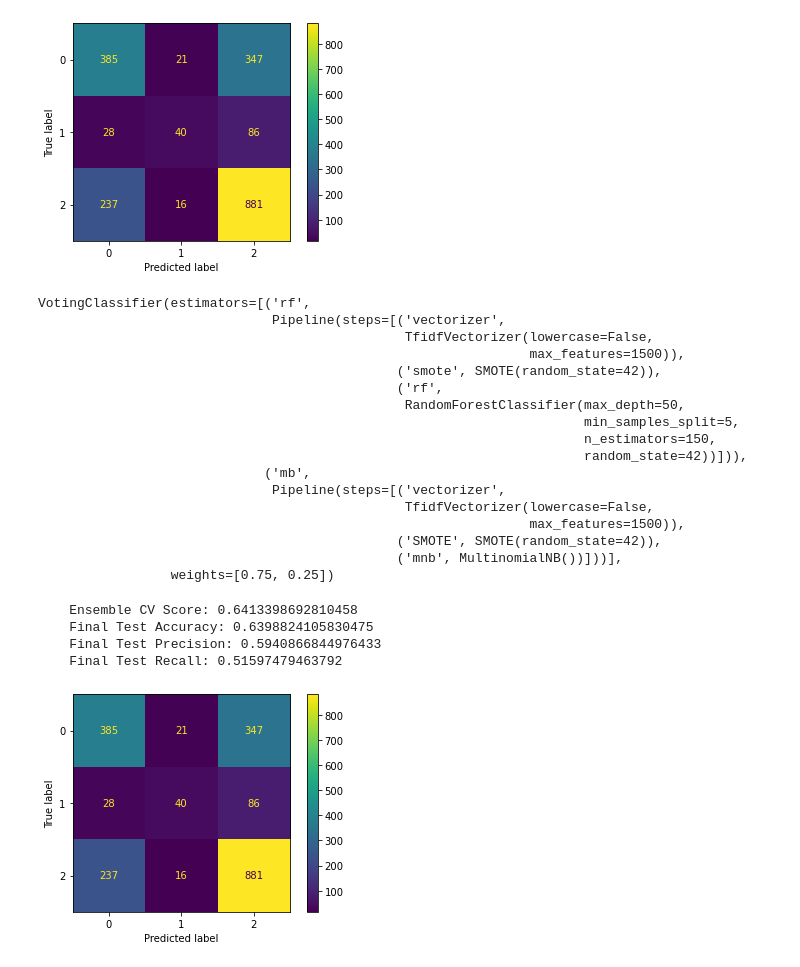
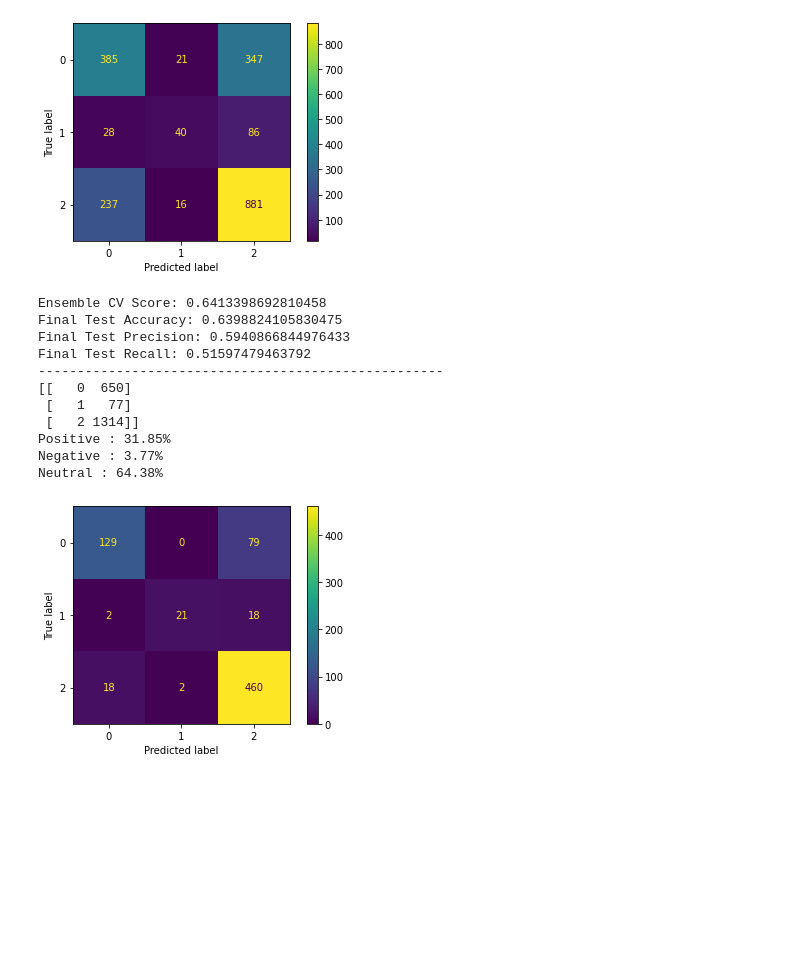
Before and after one commit to cjunhyuk/Apple-Google-Sentiment-Analysis, a Jupyter notebook: EDA.ipynb, the cells around one changed output. Drawn from its saved outputs; the diff is of its cells as text; code cells hidden in the pictures; blank space fills up the shorter version.

Commit message:
ensemble evaluation methods function created

```diff
--- a/EDA.ipynb
+++ b/EDA.ipynb
@@ -181,6 +180,28 @@ def preprocess_text(text):
     final = [stemmer.stem(word) for word in token if word not in sw]
 
     return " ".join(final)
+# %%
+def ensemble_result_printer(model, X_train, y_train, X_test, y_test):
+
+    scores = cross_val_score(estimator = model, X = X_train, y = y_train, cv = 5)
+    unique, counts = np.unique(model.predict(X_test), return_counts=True)
+    result = np.column_stack((unique, counts))
+    Pos = "{:.2f}".format((result[0][1] / sum(counts)) * 100)
+    Neg = "{:.2f}".format((result[1][1] / sum(counts)) * 100)
+    Neut = "{:.2f}".format((result[2][1] / sum(counts)) * 100)
+
+    print(f"""
+Ensemble CV Score: {np.median(scores)}
+Final Test Accuracy: {accuracy_score(y_test, model.predict(X_test))}
+Final Test Precision: {precision_score(y_test, model.predict(X_test), average='macro')}
+Final Test Recall: {recall_score(y_test, model.predict(X_test), average='macro')}
+----------------------------------------------------
+{result}
+Positive : {Pos}%
+Negative : {Neg}%
+Neutral : {Neut}%
+""")
+    plot_confusion_matrix(avg, g_X_test, g_y_test);
 # %%
 df2['tweet_text'] = df2["tweet_text"].map(lambda x : preprocess_text(x))
 df2
@@ -474,45 +486,22 @@ score_matrix_printer(rf_optimal_cv, X_train, y_train, X_test, y_test)
 # %%
 from sklearn.ensemble import VotingClassifier
 avg = VotingClassifier(estimators=[ ('rf', rf_optimal_cv),
                                     ('mb', mnb_tfidf_mf)],
                                     weights = [0.75, 0.25])
 
 avg.fit(X_train, y_train)
-# score_matrix_printer(naive_bayes_model, X_train, y_train, X_test, y_test)
+
+ensemble_result_printer(avg, X_train, y_train, X_test, y_test)
 # %% [output]
-VotingClassifier(estimators=[('rf',
-                              Pipeline(steps=[('vectorizer',
-                                               TfidfVectorizer(lowercase=False,
-                                                               max_features=1500)),
-                                              ('smote', SMOTE(random_state=42)),
-                                              ('rf',
-                                               RandomForestClassifier(max_depth=50,
-                                                                      min_samples_split=5,
-                                                                      n_estimators=150,
-                                                                      random_state=42))])),
-                             ('mb',
-                              Pipeline(steps=[('vectorizer',
-                                               TfidfVectorizer(lowercase=False,
-                                                               max_features=1500)),
-                                              ('SMOTE', SMOTE(random_state=42)),
-                                              ('mnb', MultinomialNB())]))],
-                 weights=[0.75, 0.25])
+Ensemble CV Score: 0.6413398692810458
+Final Test Accuracy: 0.6398824105830475
+Final Test Precision: 0.5940866844976433
+Final Test Recall: 0.51597479463792
+----------------------------------------------------
+[[   0  650]
+ [   1   77]
+ [   2 1314]]
+Positive : 31.85%
+Negative : 3.77%
+Neutral : 64.38%
+[figure, added]
-# %%
-from sklearn.model_selection import cross_val_score
-#This block may take a minute because it is run on the ensemble
-scores = cross_val_score(estimator = avg, X = X_train, y = y_train, cv = 5)
-
-print(f"""
-    Ensemble CV Score: {np.median(scores)}
-    Final Test Accuracy: {accuracy_score(y_test, avg.predict(X_test))}
-    Final Test Precision: {precision_score(y_test, avg.predict(X_test), average='macro')}
-    Final Test Recall: {recall_score(y_test, avg.predict(X_test), average='macro')}
-""")
-
-plot_confusion_matrix(avg, X_test, y_test);
-# %% [output]
-    Ensemble CV Score: 0.6413398692810458
-    Final Test Accuracy: 0.6398824105830475
-    Final Test Precision: 0.5940866844976433
-    Final Test Recall: 0.51597479463792
-[figure, removed]
```
Also changed, not shown: parts of 8 cells of this notebook.
